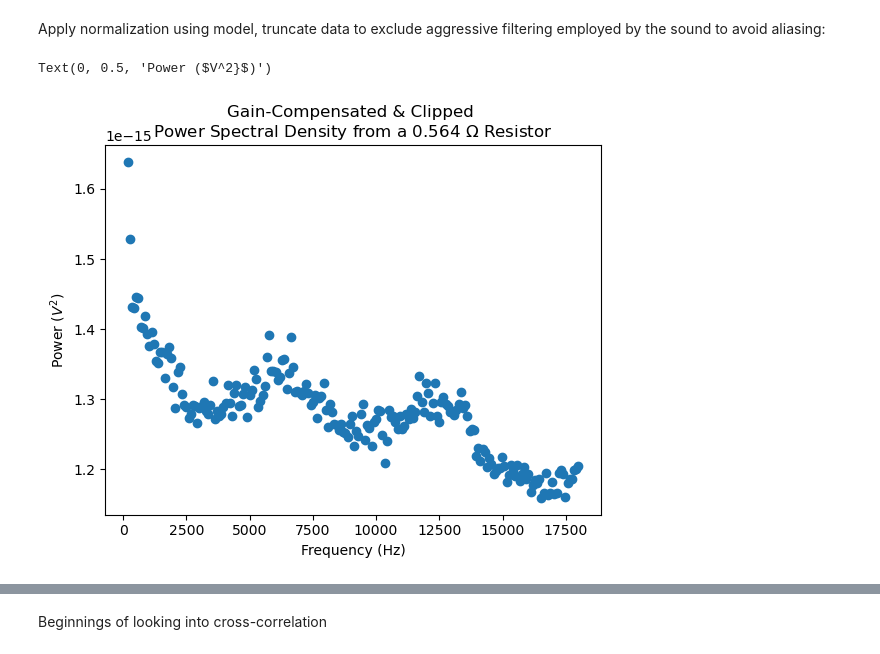
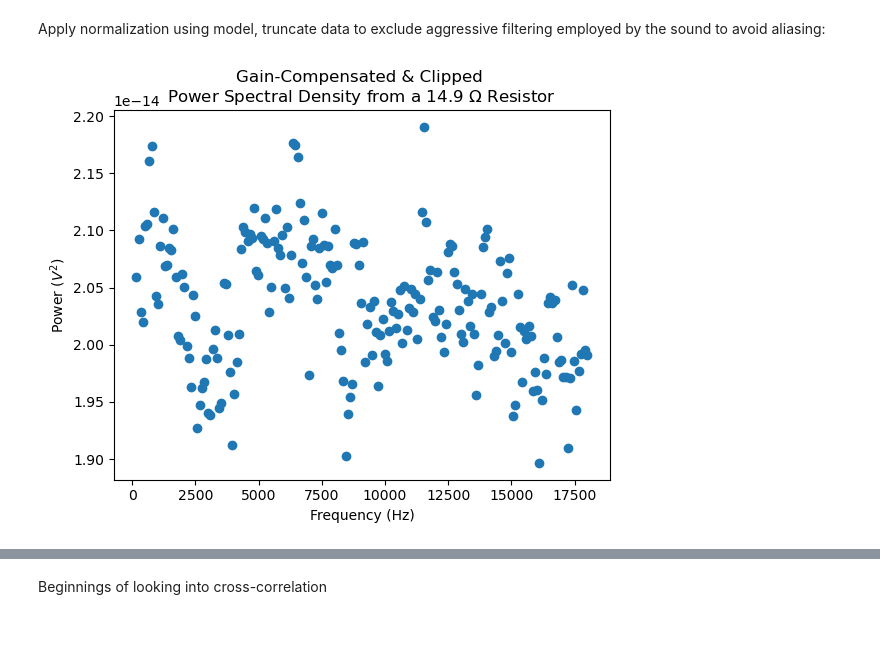
Before and after one commit to Atzphere/309-Pool, a Jupyter notebook: notebooks/johnson_analyzer.ipynb, the cells around one changed output, grey strips where cells are left out. Saved outputs shown, nothing was run; the diff lists cells and outputs as text; code cells hidden in the pictures.

```diff
--- a/notebooks/johnson_analyzer.ipynb
+++ b/notebooks/johnson_analyzer.ipynb
@@ -65,6 +77,6 @@ Text(0, 0.5, 'RMS amplitude (V)')
 # %%
 def cross_correlate(s1, s2):
-    return np.mean([s1, s2], axis=0)
+    return signal.csd(s1, s2, fs, nperseg=512)
 
 def moving_average(x, w):
     return np.convolve(x, np.ones(w), 'valid') / w
@@ -79,15 +91,14 @@ import amplifier_model as am
 
 fs = 44100
 
-fname = "0.564Kohm.wav"
-t, d = wh.importWAV("../data_soundcard/johnson_noise/" + fname)
+fname = "14.9Kohm.wav"
+t, d = wh.importWAV("../data_soundcard/johnson_noise_roundtwo/" + fname)
 
-v = cross_correlate(d["left"], d["right"])
+v = np.mean([d["left"], d["right"]], axis=0)# cross_correlate(d["left"], d["right"])
 
-# no welch - raw
-# f, Pxx_den = signal.periodogram(v, fs, 'boxcar', scaling='density')
+# no welch - raw w/ csd
+f, Pxx_den = cross_correlate(d["left"], d["right"])# signal.periodogram(v, fs, 'boxcar', scaling='density')
 
-f, Pxx_den = signal.welch(v, fs, nperseg=512)
 print(scipy.stats.mode(np.diff(f)).mode)
 gain_model_squared = am.gain50(f, *am.measured_params)**2
 poly_gain_squared = am.polymod(f)**2
@@ -120,0 +132,8 @@ ax.legend()
+# %%
+fname = "0.009092Kohm_v2.wav"
+t, d = wh.importWAV("../data_soundcard/johnson_noise_roundtwo/" + fname)
+f, Pxx_den = cross_correlate(d["left"], d["right"])# signal.periodogram(v, fs, 'boxcar', scaling='density')
+
+fig, ax = plt.subplots()
+slice = 10000
+ax.plot(f[:slice],Pxx_den[:slice] / am.polymod(f)[:slice]**2, label="Measured signal from soundcard")
@@ -123,21 +145,21 @@ Apply normalization using model, truncate data to exclude aggressive filtering e
 # %%
 normalized = Pxx_den / poly_gain_squared
 # truncation
 start = 2
 end = 210
-f_clipped = f[start:210]
-normalized_clipped = normalized[start:210]
+f_clipped = f[start:end]
+normalized_clipped = normalized[start:end]
 
 
 fig, ax = plt.subplots()
 ax.scatter(f_clipped, normalized_clipped)
 ax.set_title("Gain-Compensated & Clipped \nPower Spectral Density from a {} $\\Omega$ Resistor".format(get_resistance(fname)))
 ax.set_xlabel("Frequency (Hz)")
 ax.set_ylabel("Power ($V^2}$)")
 # ax.vlines(f_clipped[210], 0, np.max(normalized_clipped))
+fig.savefig('clipped', format='svg', dpi=1200)
 # %% [output]
-Text(0, 0.5, 'Power ($V^2}$)')
-[figure, old version]
+[figure, new version]
 # %%
 mask = np.where(np.logical_and(f > 2500, f < 12500))
 f_clipped = f[mask]
```
Also changed, not shown: parts of 9 cells of this notebook, 10 other files.
